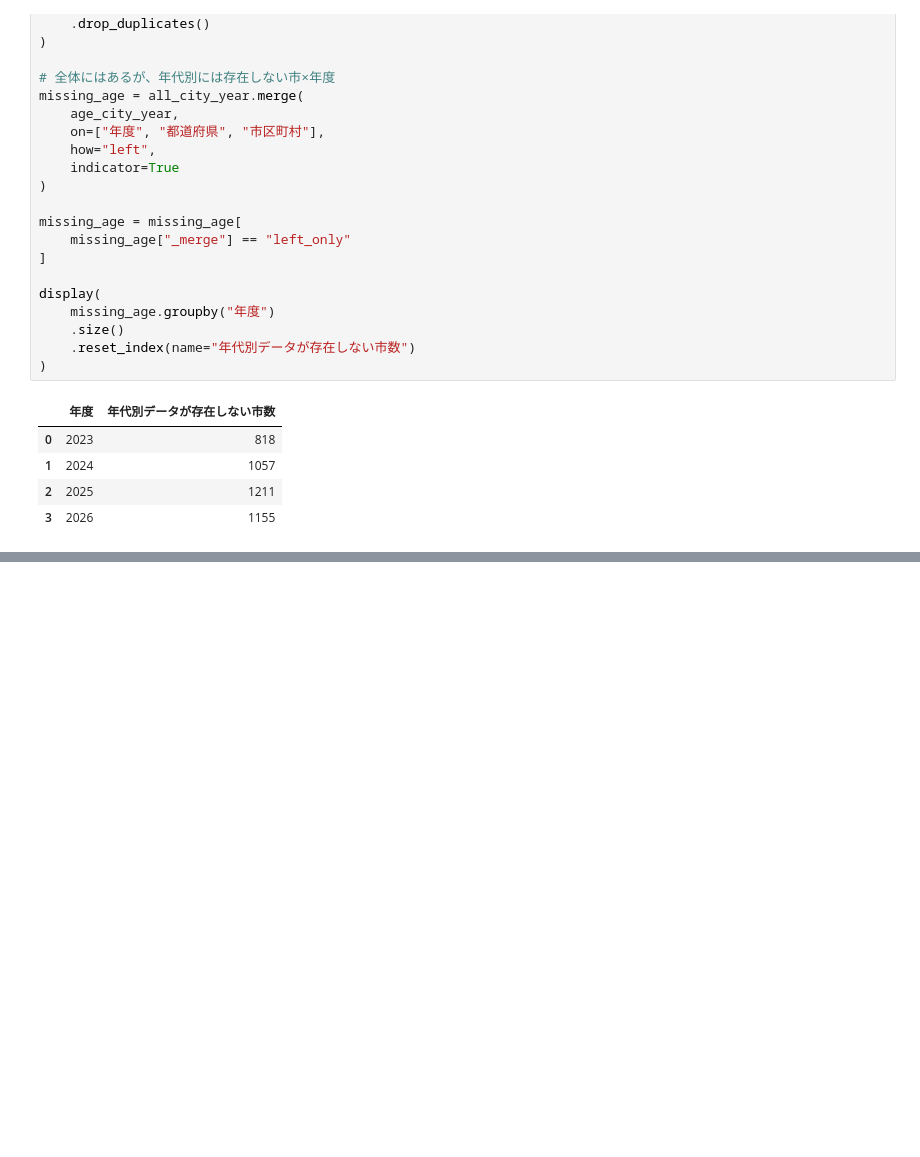
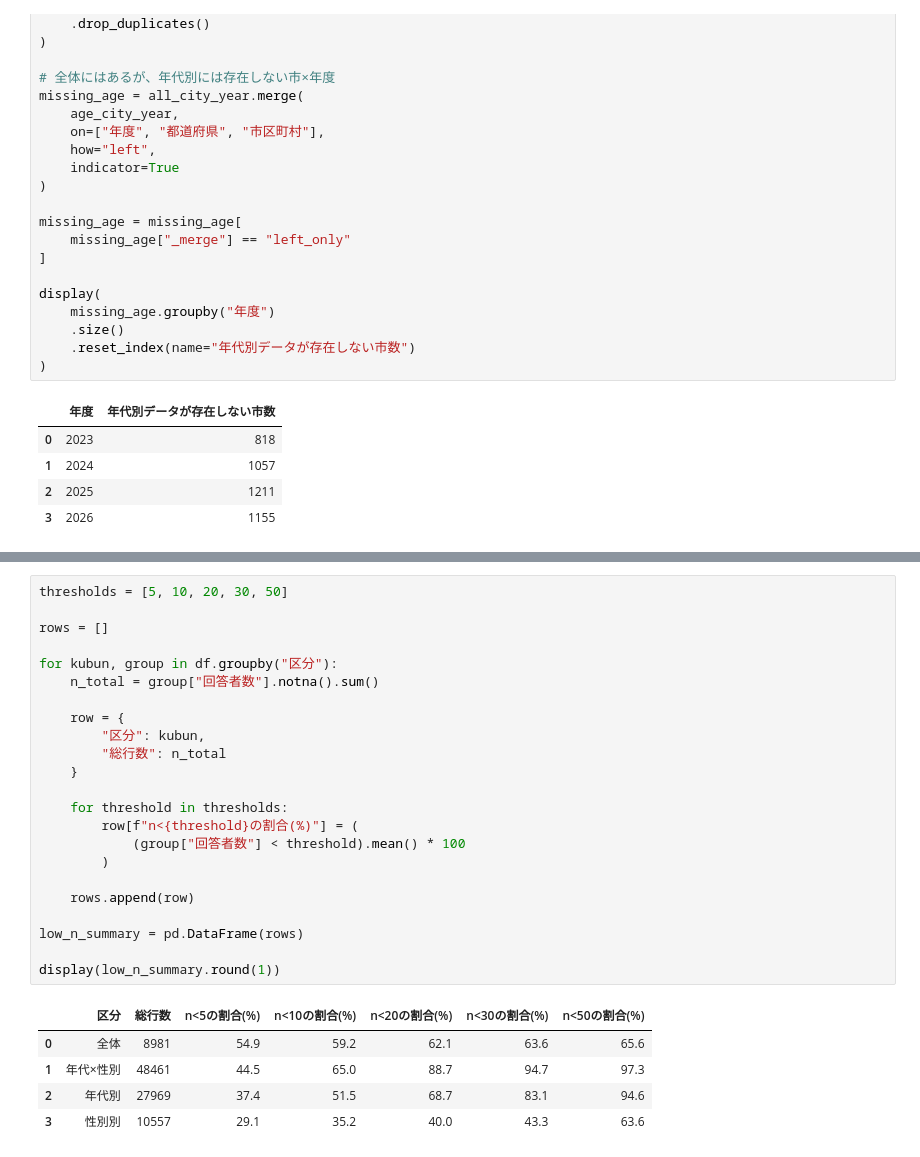
Before and after one commit to Keita062/wakayama_competition, a Jupyter notebook: Nishimura/src/newbasic.ipynb, the cells around one changed output, grey strips where cells are left out. Saved outputs shown, nothing was run; the diff lists cells and outputs as text; blank space fills up the shorter version.

```diff
--- a/Nishimura/src/newbasic.ipynb
+++ b/Nishimura/src/newbasic.ipynb
@@ -584,0 +663,29 @@ display(
+# %%
+thresholds = [5, 10, 20, 30, 50]
+
+rows = []
+
+for kubun, group in df.groupby("区分"):
+    n_total = group["回答者数"].notna().sum()
+
+    row = {
+        "区分": kubun,
+        "総行数": n_total
+    }
+
+    for threshold in thresholds:
+        row[f"n<{threshold}の割合(%)"] = (
+            (group["回答者数"] < threshold).mean() * 100
+        )
+
+    rows.append(row)
+
+low_n_summary = pd.DataFrame(rows)
+
+display(low_n_summary.round(1))
+# %% [output]
+|  | 区分 | 総行数 | n<5の割合(%) | n<10の割合(%) | n<20の割合(%) | n<30の割合(%) | n<50の割合(%) |
+| 0 | 全体 | 8981 | 54.9 | 59.2 | 62.1 | 63.6 | 65.6 |
+| 1 | 年代×性別 | 48461 | 44.5 | 65.0 | 88.7 | 94.7 | 97.3 |
+| 2 | 年代別 | 27969 | 37.4 | 51.5 | 68.7 | 83.1 | 94.6 |
+| 3 | 性別別 | 10557 | 29.1 | 35.2 | 40.0 | 43.3 | 63.6 |
```
Also changed, not shown: parts of 6 cells of this notebook.
